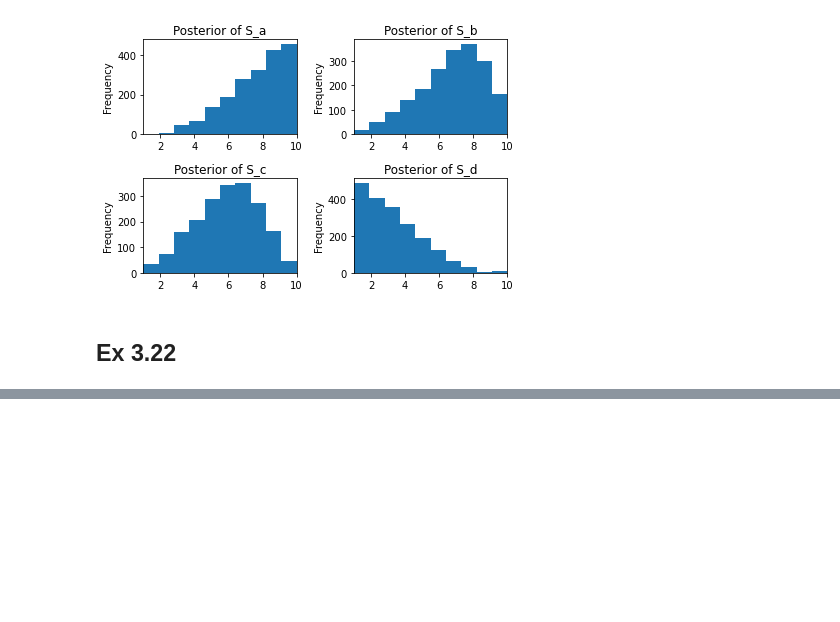
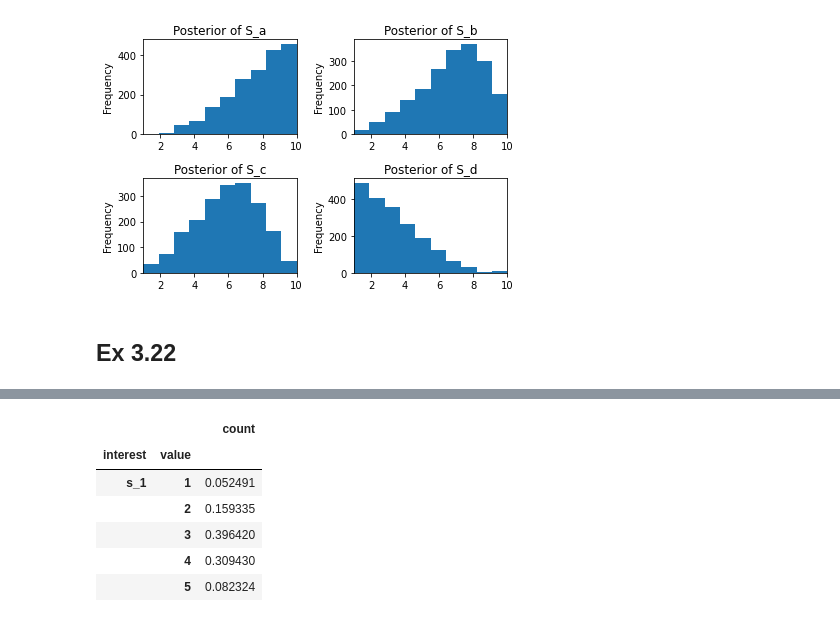
Before and after one commit to Edderic/BRML, a Jupyter notebook: solutions/ch-3.ipynb, the cells around one changed output, grey strips where cells are left out. Cells and saved outputs as stored; diff of their text form; code cells hidden in the pictures; blank space fills up the shorter version.

```diff
--- a/solutions/ch-3.ipynb
+++ b/solutions/ch-3.ipynb
@@ -1043,0 +1033,13 @@ len(s_3[result])
+# %%
+frame = pd.Series(posterior['s_1'], name='value').to_frame()
+frame['count'] = 0
+frame['interest'] = 's_1'
+frame.groupby(['interest', 'value']).count() / frame.groupby(['interest', 'value']).count().sum()
+# %% [output]
+|  |  | count |
+| interest | value |  |
+| s_1 | 1 | 0.052491 |
+|  | 2 | 0.159335 |
+|  | 3 | 0.396420 |
+|  | 4 | 0.309430 |
+|  | 5 | 0.082324 |
```
Also changed, not shown: parts of 25 cells of this notebook.
